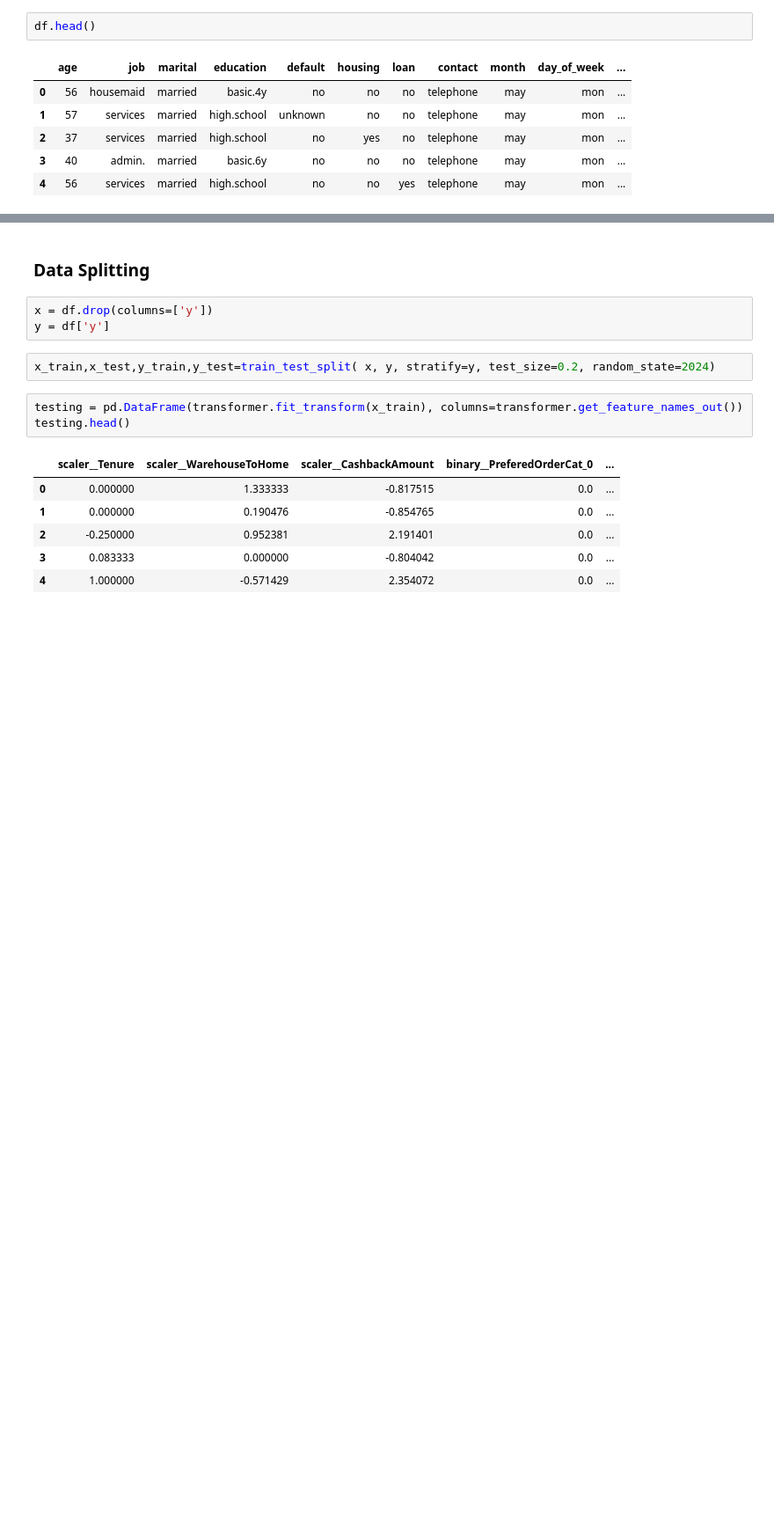
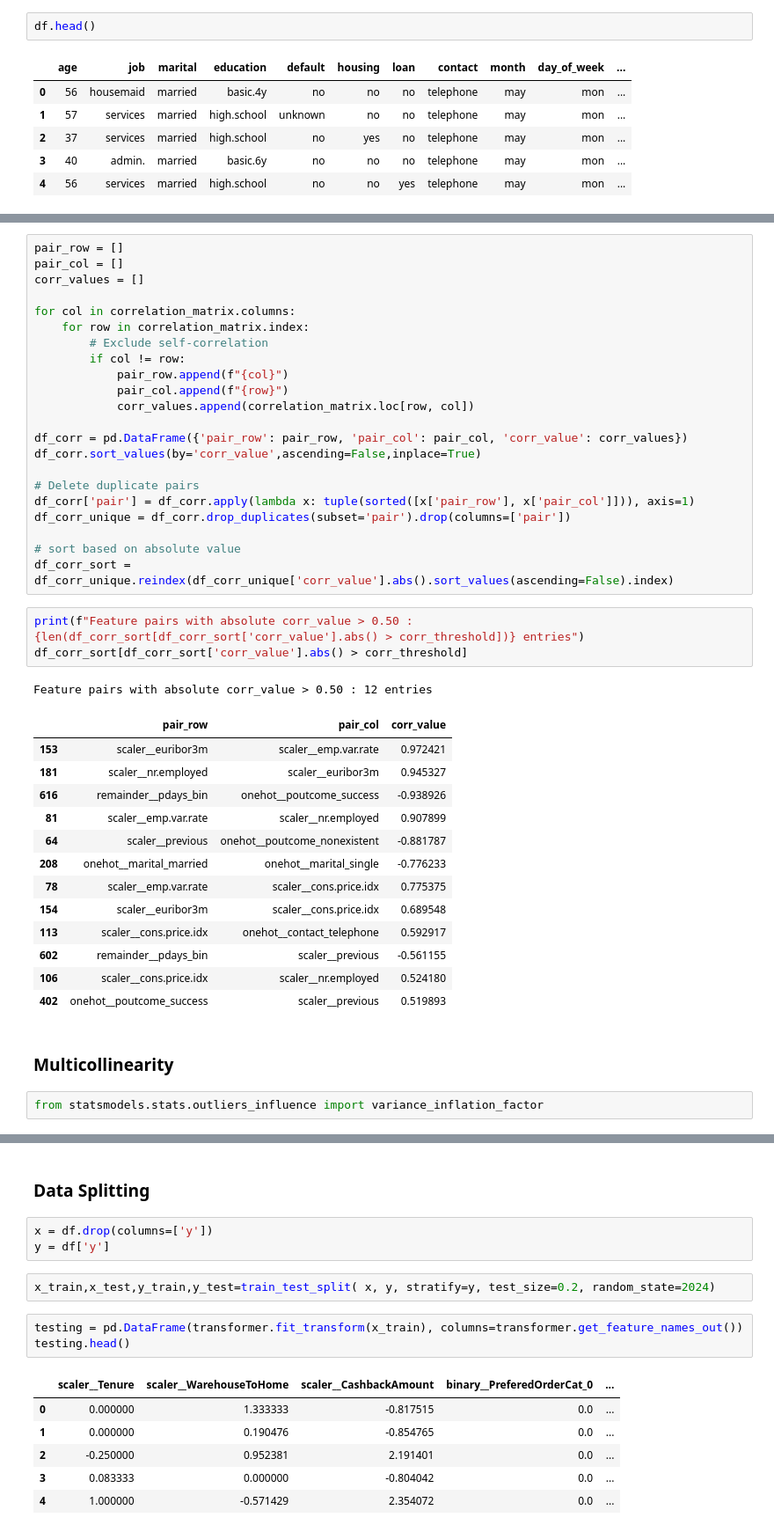
Before and after one commit to robbenrba/finalProject, a Jupyter notebook: finalProject_RobertoB_GrettyM_final.ipynb, the cells around one changed output, grey strips where cells are left out. Shown at 88% size. Drawn from its saved outputs; the diff is of its cells as text; blank space fills up the shorter version.

```diff
--- a/finalProject_RobertoB_GrettyM_final.ipynb
+++ b/finalProject_RobertoB_GrettyM_final.ipynb
@@ -1062,0 +1087,44 @@ ColumnTransformer(remainder='passthrough',
+# %%
+pair_row = []
+pair_col = []
+corr_values = []
+
+for col in correlation_matrix.columns:
+    for row in correlation_matrix.index:
+        # Exclude self-correlation
+        if col != row:
+            pair_row.append(f"{col}")
+            pair_col.append(f"{row}")
+            corr_values.append(correlation_matrix.loc[row, col])
+
+df_corr = pd.DataFrame({'pair_row': pair_row, 'pair_col': pair_col, 'corr_value': corr_values})
+df_corr.sort_values(by='corr_value',ascending=False,inplace=True)
+
+# Delete duplicate pairs
+df_corr['pair'] = df_corr.apply(lambda x: tuple(sorted([x['pair_row'], x['pair_col']])), axis=1)
+df_corr_unique = df_corr.drop_duplicates(subset='pair').drop(columns=['pair'])
+
+# sort based on absolute value
+df_corr_sort = df_corr_unique.reindex(df_corr_unique['corr_value'].abs().sort_values(ascending=False).index)
+# %%
+print(f"Feature pairs with absolute corr_value > 0.50 : {len(df_corr_sort[df_corr_sort['corr_value'].abs() > corr_threshold])} entries")
+df_corr_sort[df_corr_sort['corr_value'].abs() > corr_threshold]
+# %% [output]
+Feature pairs with absolute corr_value > 0.50 : 12 entries
+|  | pair_row | pair_col | corr_value |
+| 153 | scaler__euribor3m | scaler__emp.var.rate | 0.972421 |
+| 181 | scaler__nr.employed | scaler__euribor3m | 0.945327 |
+| 616 | remainder__pdays_bin | onehot__poutcome_success | -0.938926 |
+| 81 | scaler__emp.var.rate | scaler__nr.employed | 0.907899 |
+| 64 | scaler__previous | onehot__poutcome_nonexistent | -0.881787 |
+| 208 | onehot__marital_married | onehot__marital_single | -0.776233 |
+| 78 | scaler__emp.var.rate | scaler__cons.price.idx | 0.775375 |
+| 154 | scaler__euribor3m | scaler__cons.price.idx | 0.689548 |
+| 113 | scaler__cons.price.idx | onehot__contact_telephone | 0.592917 |
+| 602 | remainder__pdays_bin | scaler__previous | -0.561155 |
+| 106 | scaler__cons.price.idx | scaler__nr.employed | 0.524180 |
+| 402 | onehot__poutcome_success | scaler__previous | 0.519893 |
+# %% [markdown]
+### Multicollinearity
+# %%
+from statsmodels.stats.outliers_influence import variance_inflation_factor
```
Also changed, not shown: parts of 40 cells of this notebook.
